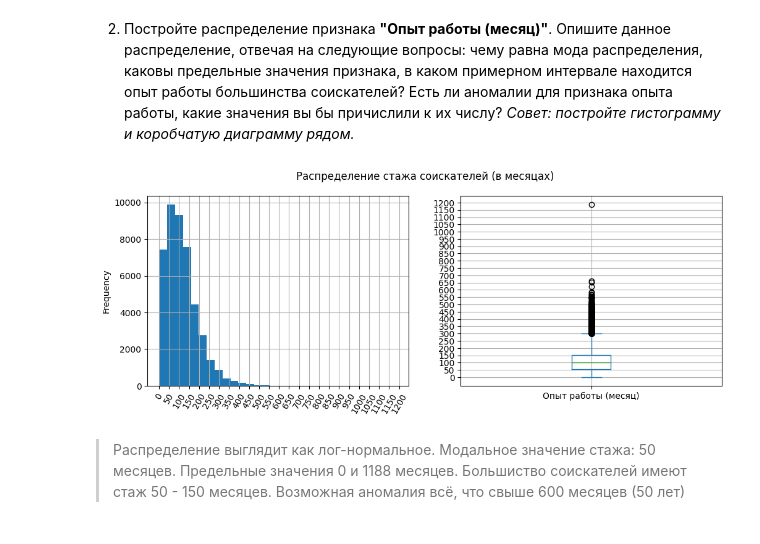
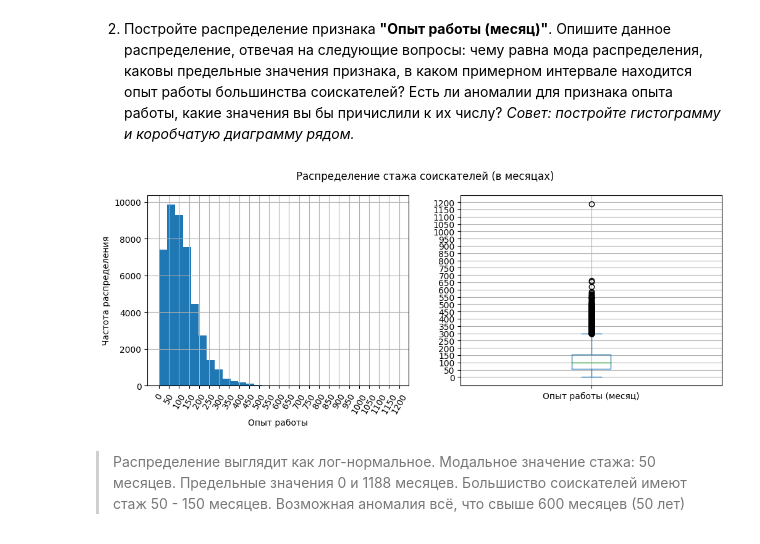
Before and after one commit to tcheredeev/skf_dsprmgu, a Jupyter notebook: Блок 1. Знакомство с данными. Python для анализа данных/PROJECT-1. Анализ резюме из HeadHunter/Задание 1. Проект 1 (PJ-01).ipynb, the cells around one changed output. Saved outputs shown, nothing was run; the diff lists cells and outputs as text; code cells hidden in the pictures.

```diff
--- a/Блок 1. Знакомство с данными. Python для анализа данных/PROJECT-1. Анализ резюме из HeadHunter/Задание 1. Проект 1 (PJ-01).ipynb
+++ b/Блок 1. Знакомство с данными. Python для анализа данных/PROJECT-1. Анализ резюме из HeadHunter/Задание 1. Проект 1 (PJ-01).ipynb
@@ -493,29 +497,32 @@ plt.show()
 # %%
 figure, (ax11, ax12) = plt.subplots(ncols=2, nrows=1, figsize=(12, 4))
 figure.suptitle("Распределение стажа соискателей (в месяцах)")
 
 # Строим графики
 data_df['Опыт работы (месяц)'].plot(
     kind='hist',
     x='Опыт работы (месяц)',
+    xlabel='Опыт работы',
+    ylabel='Частота распределения',
+
     bins=30,
     xticks=range(0, data_df['Опыт работы (месяц)'].max() + 50, 50),
     grid=True,
     rot=60.0,
     ax=ax11,
 )
 data_df['Опыт работы (месяц)'].plot(
     kind='box',
     x='Опыт работы (месяц)',
     yticks=range(0, data_df['Опыт работы (месяц)'].max() + 50, 50),
     grid=True,
     ax=ax12,
 )
 
 # Выводим графики
 plt.show()
 # %% [output]
-[figure, old version]
+[figure, new version]
 # %% [markdown]
 > Распределение выглядит как лог-нормальное. Модальное значение стажа: 50 месяцев. Предельные значения 0 и 1188 месяцев. Большиство соискателей имеют стаж 50 - 150 месяцев. Возможная аномалия всё, что свыше 600 месяцев (50 лет)
 # %% [markdown]
```
Also changed, not shown: parts of 10 cells of this notebook, 5 other files.
